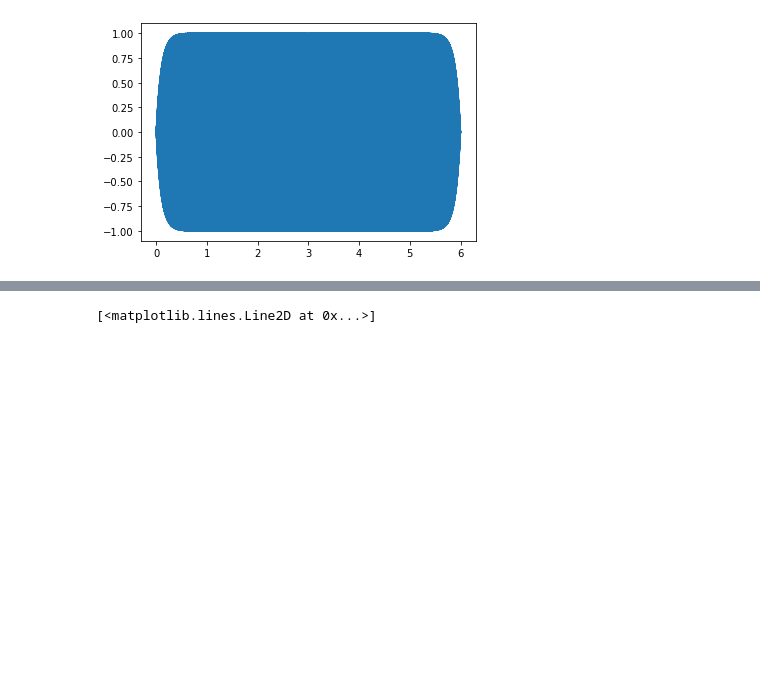
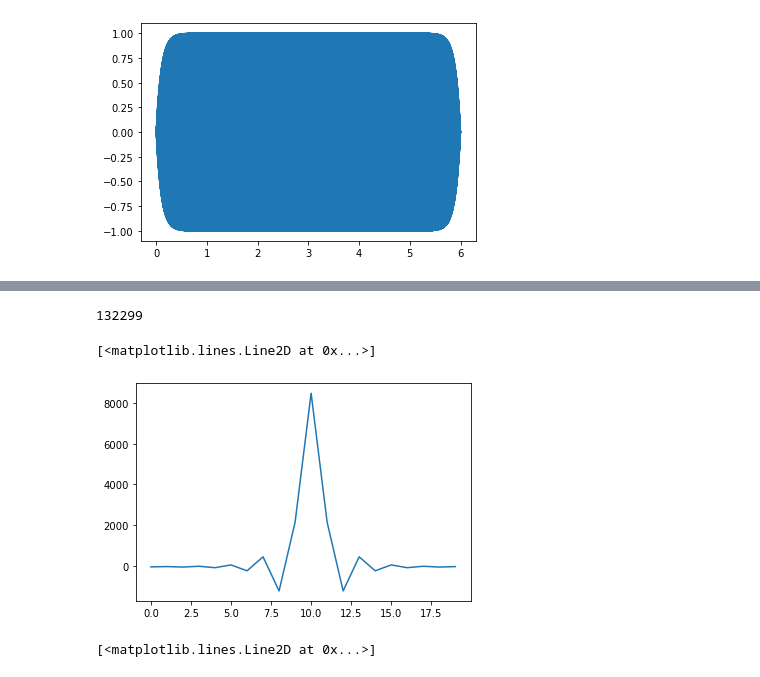
Before and after one commit to JingbiaoMei/Cambridge-Blue-Noise, a Jupyter notebook: Chirps.ipynb, the cells around one changed output, grey strips where cells are left out. Drawn from its saved outputs; the diff is of its cells as text; code cells hidden in the pictures; blank space fills up the shorter version.

```diff
--- a/Chirps.ipynb
+++ b/Chirps.ipynb
@@ -38 +61,9 @@ plt.plot(t2, combined) # check profile
+# %%
+x_t_max = np.argmax(log_conv)
+print(x_t_max)
+plt.plot(log_conv[x_t_max-10:x_t_max+10])
+# %% [output]
+132299
+[<matplotlib.lines.Line2D at 0x...>]
+[figure, added]
 # %%
```
Also changed, not shown: parts of 18 cells of this notebook, 2 other files.
